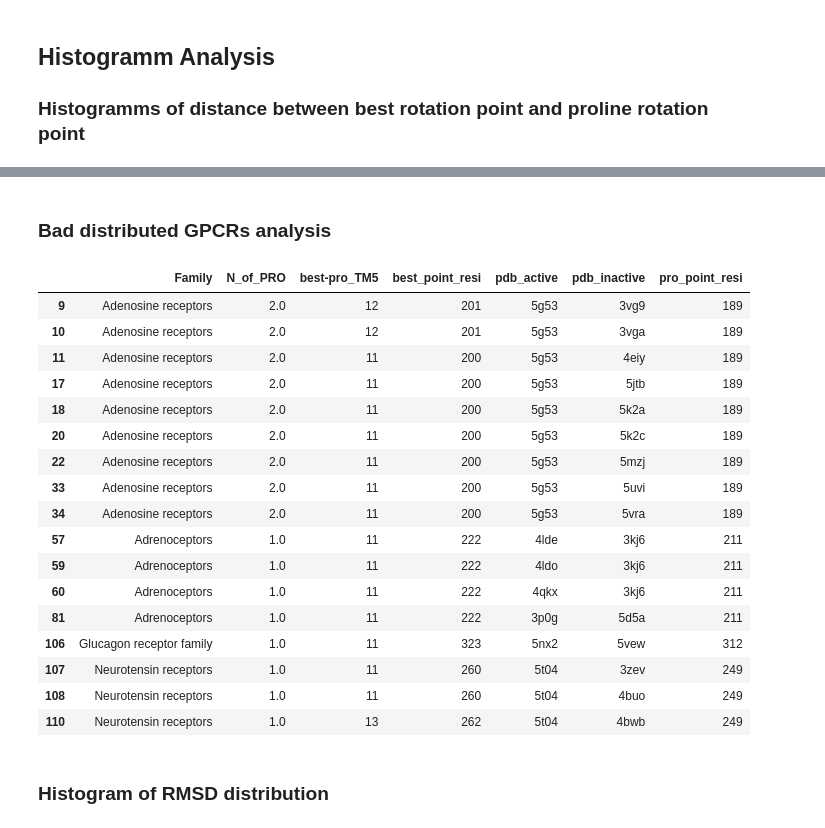
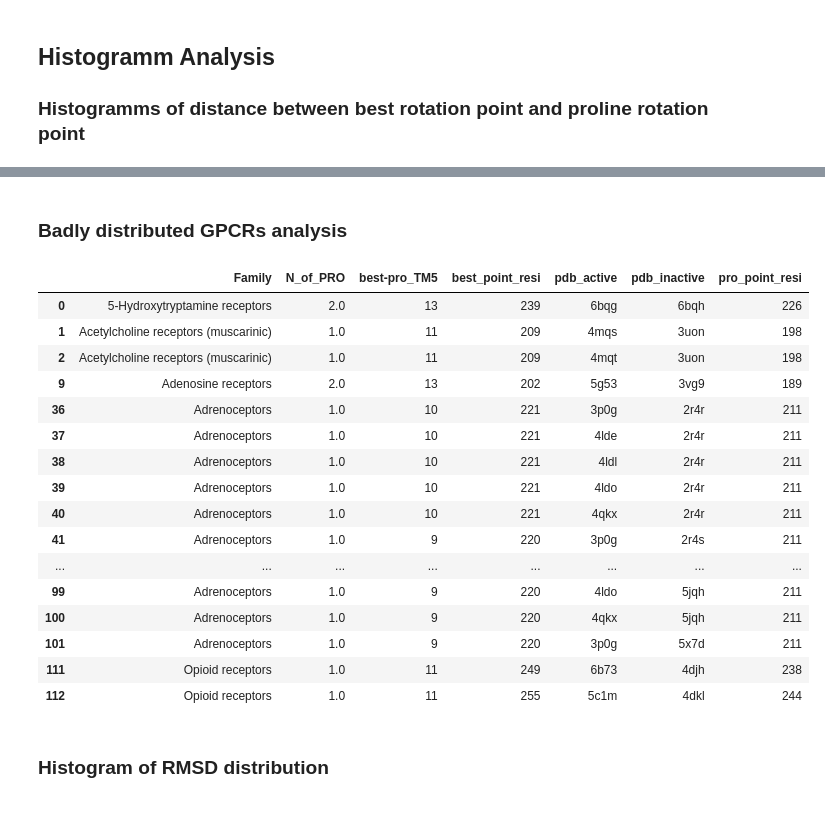
Before and after one commit to andrii-kurdiuk/GPCRSampling, a Jupyter notebook: DataAnalysis/bend_analysis.ipynb, the cells around one changed output, grey strips where cells are left out. Drawn from its saved outputs; the diff is of its cells as text; code cells hidden in the pictures.

```diff
--- a/DataAnalysis/bend_analysis.ipynb
+++ b/DataAnalysis/bend_analysis.ipynb
@@ -56,7 +56,7 @@ def get_calc_df(tm, data):
     best_resis = np.array(best_resis)
 
     calc = pd.DataFrame({'pdb_active': names_active, 'pdb_inactive': names_inactive, 'N_of_PRO': n_of_pro, 'Family': family_names, 'best-pro_TM' + str(tm): diff, 'best_point_resi': best_resis, 'pro_point_resi': pro_resis})
-    return calc
+    return calc.fillna(0)
 # %% [markdown]
 ## Histogramm Analysis
 ### Histogramms of distance between best rotation point and proline rotation point
@@ -77,30 +77,29 @@ for tm in range (1, 8):
 # %% [markdown]
-### Bad distributed GPCRs analysis
+### Badly distributed GPCRs analysis
 # %%
 df_tm5 = get_calc_df(5, data_pair)
 df_tm7 = get_calc_df(7, data_pair)
 # %%
-df_test = df_tm5[df_tm5['best-pro_TM5'] > 10]
-df_test
+df_test = df_tm5[df_tm5['best-pro_TM5'] > 0]
+df_test[df_test['best-pro_TM5'] > 7.5]
 # %% [output]
 |  | Family | N_of_PRO | best-pro_TM5 | best_point_resi | pdb_active | pdb_inactive | pro_point_resi |
-| 9 | Adenosine receptors | 2.0 | 12 | 201 | 5g53 | 3vg9 | 189 |
-| 10 | Adenosine receptors | 2.0 | 12 | 201 | 5g53 | 3vga | 189 |
-| 11 | Adenosine receptors | 2.0 | 11 | 200 | 5g53 | 4eiy | 189 |
-| 17 | Adenosine receptors | 2.0 | 11 | 200 | 5g53 | 5jtb | 189 |
-| 18 | Adenosine receptors | 2.0 | 11 | 200 | 5g53 | 5k2a | 189 |
-| 20 | Adenosine receptors | 2.0 | 11 | 200 | 5g53 | 5k2c | 189 |
-| 22 | Adenosine receptors | 2.0 | 11 | 200 | 5g53 | 5mzj | 189 |
-| 33 | Adenosine receptors | 2.0 | 11 | 200 | 5g53 | 5uvi | 189 |
-| 34 | Adenosine receptors | 2.0 | 11 | 200 | 5g53 | 5vra | 189 |
-| 57 | Adrenoceptors | 1.0 | 11 | 222 | 4lde | 3kj6 | 211 |
-| 59 | Adrenoceptors | 1.0 | 11 | 222 | 4ldo | 3kj6 | 211 |
-| 60 | Adrenoceptors | 1.0 | 11 | 222 | 4qkx | 3kj6 | 211 |
-| 81 | Adrenoceptors | 1.0 | 11 | 222 | 3p0g | 5d5a | 211 |
-| 106 | Glucagon receptor family | 1.0 | 11 | 323 | 5nx2 | 5vew | 312 |
-| 107 | Neurotensin receptors | 1.0 | 11 | 260 | 5t04 | 3zev | 249 |
-| 108 | Neurotensin receptors | 1.0 | 11 | 260 | 5t04 | 4buo | 249 |
-| 110 | Neurotensin receptors | 1.0 | 13 | 262 | 5t04 | 4bwb | 249 |
+| 0 | 5-Hydroxytryptamine receptors | 2.0 | 13 | 239 | 6bqg | 6bqh | 226 |
+| 1 | Acetylcholine receptors (muscarinic) | 1.0 | 11 | 209 | 4mqs | 3uon | 198 |
+| 2 | Acetylcholine receptors (muscarinic) | 1.0 | 11 | 209 | 4mqt | 3uon | 198 |
+| 9 | Adenosine receptors | 2.0 | 13 | 202 | 5g53 | 3vg9 | 189 |
+| 36 | Adrenoceptors | 1.0 | 10 | 221 | 3p0g | 2r4r | 211 |
+| 37 | Adrenoceptors | 1.0 | 10 | 221 | 4lde | 2r4r | 211 |
+| 38 | Adrenoceptors | 1.0 | 10 | 221 | 4ldl | 2r4r | 211 |
+| 39 | Adrenoceptors | 1.0 | 10 | 221 | 4ldo | 2r4r | 211 |
+| 40 | Adrenoceptors | 1.0 | 10 | 221 | 4qkx | 2r4r | 211 |
+| 41 | Adrenoceptors | 1.0 | 9 | 220 | 3p0g | 2r4s | 211 |
+| ... | ... | ... | ... | ... | ... | ... | ... |
+| 99 | Adrenoceptors | 1.0 | 9 | 220 | 4ldo | 5jqh | 211 |
+| 100 | Adrenoceptors | 1.0 | 9 | 220 | 4qkx | 5jqh | 211 |
+| 101 | Adrenoceptors | 1.0 | 9 | 220 | 3p0g | 5x7d | 211 |
+| 111 | Opioid receptors | 1.0 | 11 | 249 | 6b73 | 4djh | 238 |
+| 112 | Opioid receptors | 1.0 | 11 | 255 | 5c1m | 4dkl | 244 |
 # %% [markdown]
 ### Histogram of RMSD distribution
 # %%
```
Also changed, not shown: parts of 2 cells of this notebook, 2 other files.
